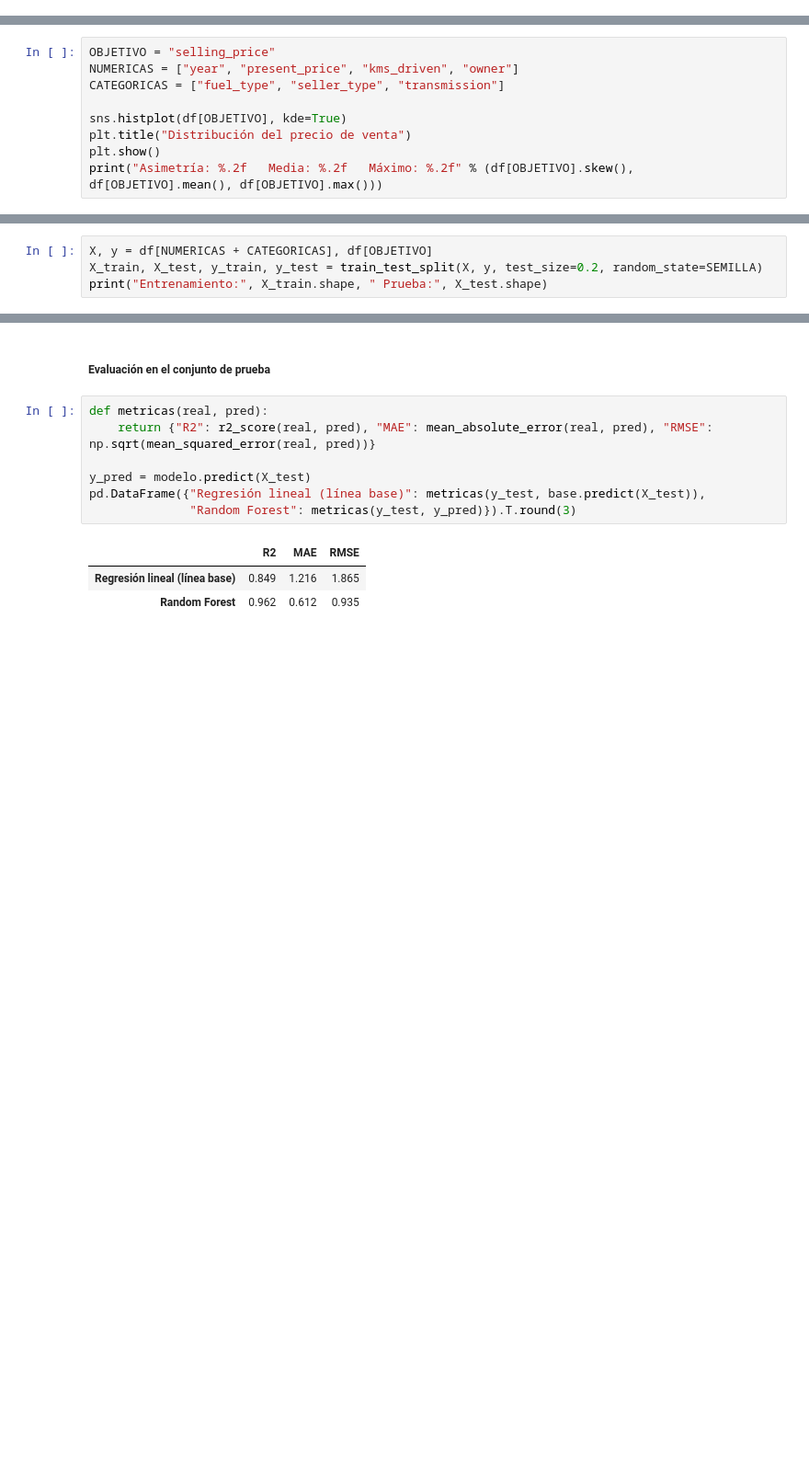
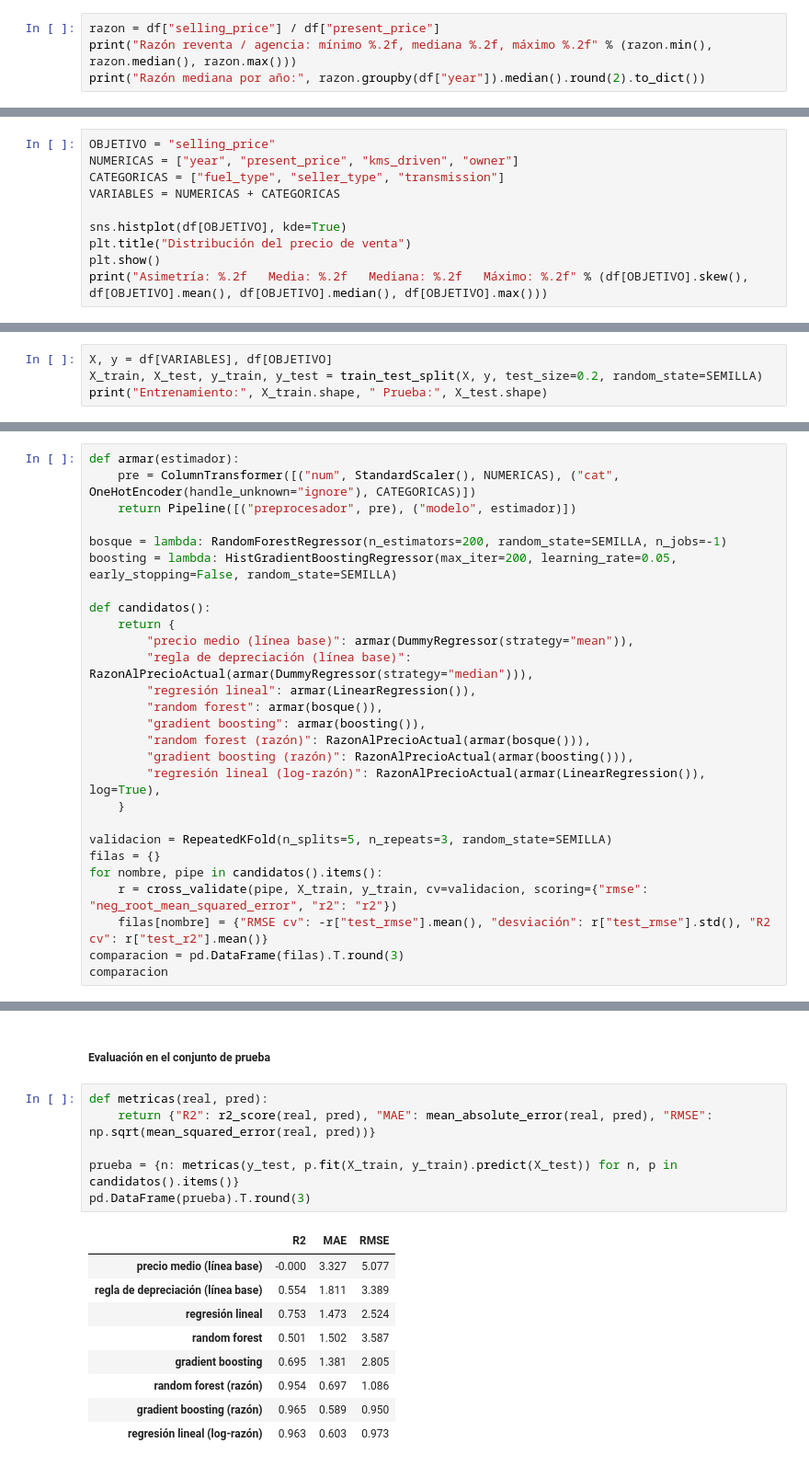
Before and after one commit to KennyRoDi/jarvis-tec, a Jupyter notebook: backend/features/modelo_02_autos/notebook.ipynb, the cells around one changed output, grey strips where cells are left out. Shown at 92% size. Drawn from its saved outputs; the diff is of its cells as text; blank space fills up the shorter version.

Commit message:
docs(ml): análisis completo, notebook y referencia del dataset del modelo 02
Co-Authored-By: Claude Sonnet 5.5 <noreply@anthropic.com>

```diff
--- a/backend/features/modelo_02_autos/notebook.ipynb
+++ b/backend/features/modelo_02_autos/notebook.ipynb
@@ -173,0 +172,4 @@ df.head()
+# %%
+razon = df["selling_price"] / df["present_price"]
+print("Razón reventa / agencia: mínimo %.2f, mediana %.2f, máximo %.2f" % (razon.min(), razon.median(), razon.max()))
+print("Razón mediana por año:", razon.groupby(df["year"]).median().round(2).to_dict())
@@ -181,9 +188,10 @@ df.head()
 OBJETIVO = "selling_price"
 NUMERICAS = ["year", "present_price", "kms_driven", "owner"]
 CATEGORICAS = ["fuel_type", "seller_type", "transmission"]
+VARIABLES = NUMERICAS + CATEGORICAS
 
 sns.histplot(df[OBJETIVO], kde=True)
 plt.title("Distribución del precio de venta")
 plt.show()
-print("Asimetría: %.2f   Media: %.2f   Máximo: %.2f" % (df[OBJETIVO].skew(), df[OBJETIVO].mean(), df[OBJETIVO].max()))
+print("Asimetría: %.2f   Media: %.2f   Mediana: %.2f   Máximo: %.2f" % (df[OBJETIVO].skew(), df[OBJETIVO].mean(), df[OBJETIVO].median(), df[OBJETIVO].max()))
 # %% [output]
@@ -226,5 +249,5 @@ Se separa el 20 % de los datos para la prueba.
 # %%
-X, y = df[NUMERICAS + CATEGORICAS], df[OBJETIVO]
+X, y = df[VARIABLES], df[OBJETIVO]
 X_train, X_test, y_train, y_test = train_test_split(X, y, test_size=0.2, random_state=SEMILLA)
 print("Entrenamiento:", X_train.shape, " Prueba:", X_test.shape)
 # %% [output]
@@ -272,0 +292,27 @@ Pipeline(steps=[('preprocesador',
+# %%
+def armar(estimador):
+    pre = ColumnTransformer([("num", StandardScaler(), NUMERICAS), ("cat", OneHotEncoder(handle_unknown="ignore"), CATEGORICAS)])
+    return Pipeline([("preprocesador", pre), ("modelo", estimador)])
+
+bosque = lambda: RandomForestRegressor(n_estimators=200, random_state=SEMILLA, n_jobs=-1)
+boosting = lambda: HistGradientBoostingRegressor(max_iter=200, learning_rate=0.05, early_stopping=False, random_state=SEMILLA)
+
+def candidatos():
+    return {
+        "precio medio (línea base)": armar(DummyRegressor(strategy="mean")),
+        "regla de depreciación (línea base)": RazonAlPrecioActual(armar(DummyRegressor(strategy="median"))),
+        "regresión lineal": armar(LinearRegression()),
+        "random forest": armar(bosque()),
+        "gradient boosting": armar(boosting()),
+        "random forest (razón)": RazonAlPrecioActual(armar(bosque())),
+        "gradient boosting (razón)": RazonAlPrecioActual(armar(boosting())),
+        "regresión lineal (log-razón)": RazonAlPrecioActual(armar(LinearRegression()), log=True),
+    }
+
+validacion = RepeatedKFold(n_splits=5, n_repeats=3, random_state=SEMILLA)
+filas = {}
+for nombre, pipe in candidatos().items():
+    r = cross_validate(pipe, X_train, y_train, cv=validacion, scoring={"rmse": "neg_root_mean_squared_error", "r2": "r2"})
+    filas[nombre] = {"RMSE cv": -r["test_rmse"].mean(), "desviación": r["test_rmse"].std(), "R2 cv": r["test_r2"].mean()}
+comparacion = pd.DataFrame(filas).T.round(3)
+comparacion
@@ -275,11 +340,16 @@ Pipeline(steps=[('preprocesador',
 # %%
 def metricas(real, pred):
     return {"R2": r2_score(real, pred), "MAE": mean_absolute_error(real, pred), "RMSE": np.sqrt(mean_squared_error(real, pred))}
 
-y_pred = modelo.predict(X_test)
-pd.DataFrame({"Regresión lineal (línea base)": metricas(y_test, base.predict(X_test)),
-              "Random Forest": metricas(y_test, y_pred)}).T.round(3)
+prueba = {n: metricas(y_test, p.fit(X_train, y_train).predict(X_test)) for n, p in candidatos().items()}
+pd.DataFrame(prueba).T.round(3)
 # %% [output]
 |  | R2 | MAE | RMSE |
-| Regresión lineal (línea base) | 0.849 | 1.216 | 1.865 |
-| Random Forest | 0.962 | 0.612 | 0.935 |
+| precio medio (línea base) | -0.000 | 3.327 | 5.077 |
+| regla de depreciación (línea base) | 0.554 | 1.811 | 3.389 |
+| regresión lineal | 0.753 | 1.473 | 2.524 |
+| random forest | 0.501 | 1.502 | 3.587 |
+| gradient boosting | 0.695 | 1.381 | 2.805 |
+| random forest (razón) | 0.954 | 0.697 | 1.086 |
+| gradient boosting (razón) | 0.965 | 0.589 | 0.950 |
+| regresión lineal (log-razón) | 0.963 | 0.603 | 0.973 |
```
Also changed, not shown: parts of 42 cells of this notebook, 4 other files.
